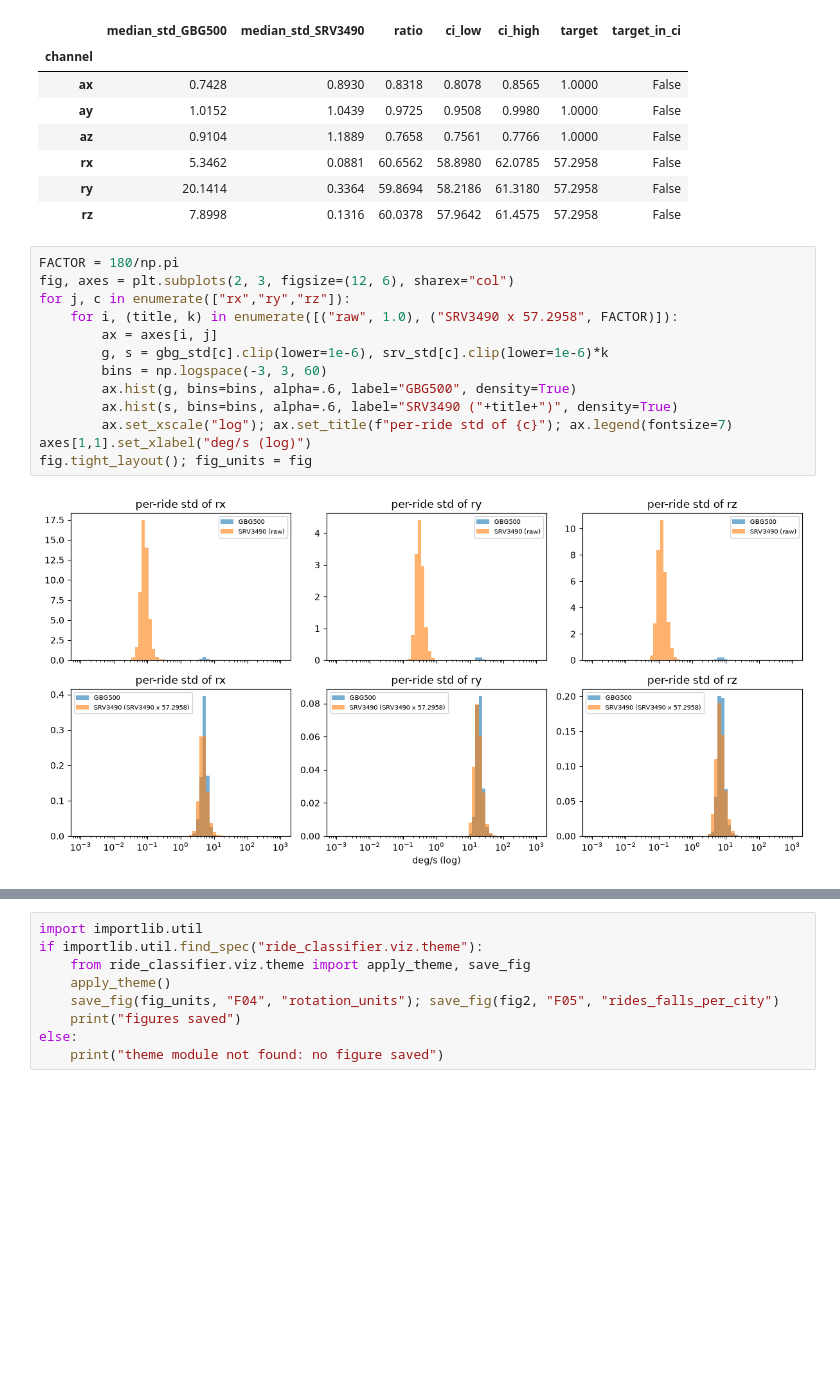
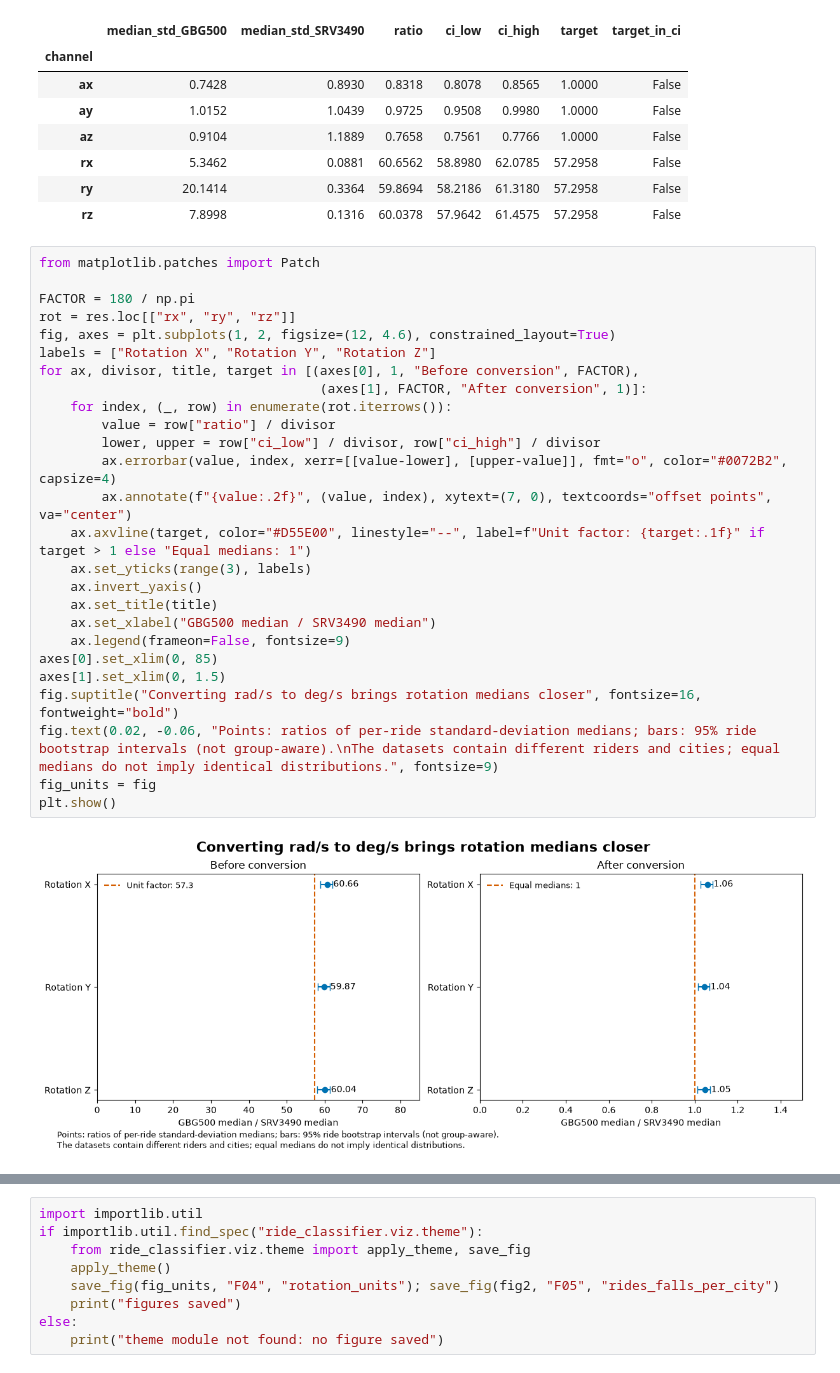
Before and after one commit to Xenodion/mlops-and-model-deployment-navy, a Jupyter notebook: notebooks/02_units_and_cities.ipynb, the cells around one changed output, grey strips where cells are left out. Cells and saved outputs as stored; diff of their text form; blank space fills up the shorter version.

Commit message:
docs: review and clarify presentation figures

```diff
--- a/notebooks/02_units_and_cities.ipynb
+++ b/notebooks/02_units_and_cities.ipynb
@@ -45,18 +45,31 @@ res.round(4)
 | ry | 20.1414 | 0.3364 | 59.8694 | 58.2186 | 61.3180 | 57.2958 | False |
 | rz | 7.8998 | 0.1316 | 60.0378 | 57.9642 | 61.4575 | 57.2958 | False |
 # %%
-FACTOR = 180/np.pi
-fig, axes = plt.subplots(2, 3, figsize=(12, 6), sharex="col")
-for j, c in enumerate(["rx","ry","rz"]):
-    for i, (title, k) in enumerate([("raw", 1.0), ("SRV3490 x 57.2958", FACTOR)]):
-        ax = axes[i, j]
-        g, s = gbg_std[c].clip(lower=1e-6), srv_std[c].clip(lower=1e-6)*k
-        bins = np.logspace(-3, 3, 60)
-        ax.hist(g, bins=bins, alpha=.6, label="GBG500", density=True)
-        ax.hist(s, bins=bins, alpha=.6, label="SRV3490 ("+title+")", density=True)
-        ax.set_xscale("log"); ax.set_title(f"per-ride std of {c}"); ax.legend(fontsize=7)
-axes[1,1].set_xlabel("deg/s (log)")
-fig.tight_layout(); fig_units = fig
+from matplotlib.patches import Patch
+
+FACTOR = 180 / np.pi
+rot = res.loc[["rx", "ry", "rz"]]
+fig, axes = plt.subplots(1, 2, figsize=(12, 4.6), constrained_layout=True)
+labels = ["Rotation X", "Rotation Y", "Rotation Z"]
+for ax, divisor, title, target in [(axes[0], 1, "Before conversion", FACTOR),
+                                    (axes[1], FACTOR, "After conversion", 1)]:
+    for index, (_, row) in enumerate(rot.iterrows()):
+        value = row["ratio"] / divisor
+        lower, upper = row["ci_low"] / divisor, row["ci_high"] / divisor
+        ax.errorbar(value, index, xerr=[[value-lower], [upper-value]], fmt="o", color="#0072B2", capsize=4)
+        ax.annotate(f"{value:.2f}", (value, index), xytext=(7, 0), textcoords="offset points", va="center")
+    ax.axvline(target, color="#D55E00", linestyle="--", label=f"Unit factor: {target:.1f}" if target > 1 else "Equal medians: 1")
+    ax.set_yticks(range(3), labels)
+    ax.invert_yaxis()
+    ax.set_title(title)
+    ax.set_xlabel("GBG500 median / SRV3490 median")
+    ax.legend(frameon=False, fontsize=9)
+axes[0].set_xlim(0, 85)
+axes[1].set_xlim(0, 1.5)
+fig.suptitle("Converting rad/s to deg/s brings rotation medians closer", fontsize=16, fontweight="bold")
+fig.text(0.02, -0.06, "Points: ratios of per-ride standard-deviation medians; bars: 95% ride bootstrap intervals (not group-aware).\nThe datasets contain different riders and cities; equal medians do not imply identical distributions.", fontsize=9)
+fig_units = fig
+plt.show()
 # %% [output]
-[figure, old version]
+[figure, new version]
 # %%
```
Also changed, not shown: parts of 1 cell of this notebook, 22 other files.
